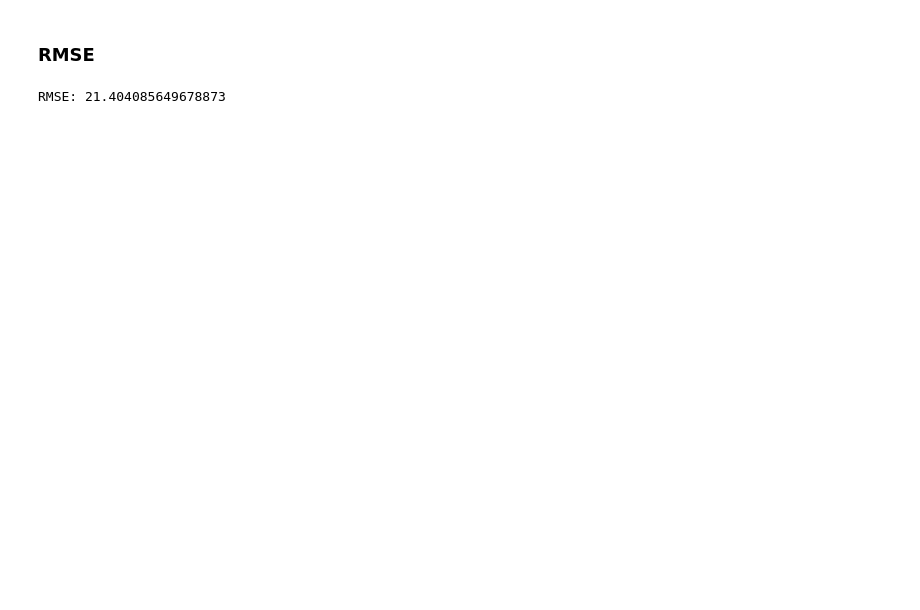
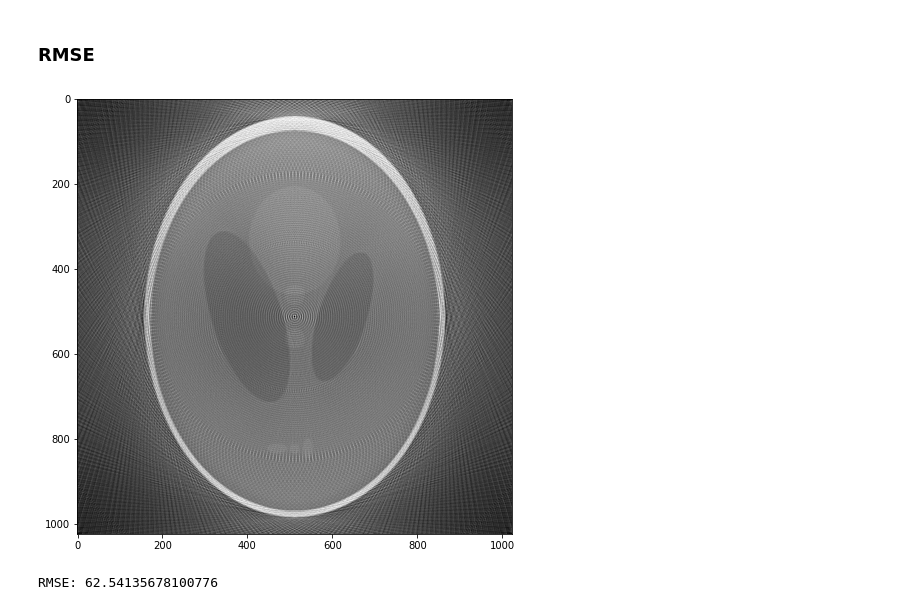
Before and after one commit to Drske/CT-Scanner_Simulation, a Jupyter notebook: main.ipynb, the cells around one changed output. Saved outputs shown, nothing was run; the diff lists cells and outputs as text; code cells hidden in the pictures; blank space fills up the shorter version.

```diff
--- a/main.ipynb
+++ b/main.ipynb
@@ -193,7 +226,11 @@ plt.show()
 backshots = []
 blank_image = np.zeros((img_heigth, img_width))
 
+wdg_backtracing_progress = widgets.FloatProgress(value=0, min=0,max=len(sinogram),description='Progress:',bar_style='success',style={'bar_color': 'blue'},orientation='horizontal')
+display(wdg_backtracing_progress)
+
 for i in range(len(sinogram)):
+    wdg_backtracing_progress.value = i
     if i == 0:
         backshots.append(deepcopy(blank_image))
     else:
@@ -323,13 +362,19 @@ Dataset.file_meta -------------------------------
 # %%
 #https://stackoverflow.com/questions/20271479/what-does-it-mean-to-get-the-mse-mean-error-squared-for-2-images
 #https://pl.wikipedia.org/wiki/B%C5%82%C4%85d_%C5%9Bredniokwadratowy - RMSE to pierwiastek z MSE
 
+final_result = rescale_intensity(backshots[-1], (0,255))
+# final_result = backshots[n-1]
+plt.imshow(final_result, cmap ="gray")
+plt.show()
+
 RMSE = 0
 for i in range(input_img.shape[0]):
     for j in range(input_img.shape[1]):
-        RMSE += (input_img[i][j] - backshots[-1][i][j])**2
+        RMSE += (input_img[i][j] - final_result[i][j])**2
 RMSE = RMSE / (input_img.shape[0]*input_img.shape[1])
 RMSE = RMSE**(0.5)
 print("RMSE:", RMSE)
 # %% [output]
+[figure, added]
-RMSE: 21.404085649678873
+RMSE: 62.54135678100776
```
Also changed, not shown: parts of 10 cells of this notebook, 1 other file.
